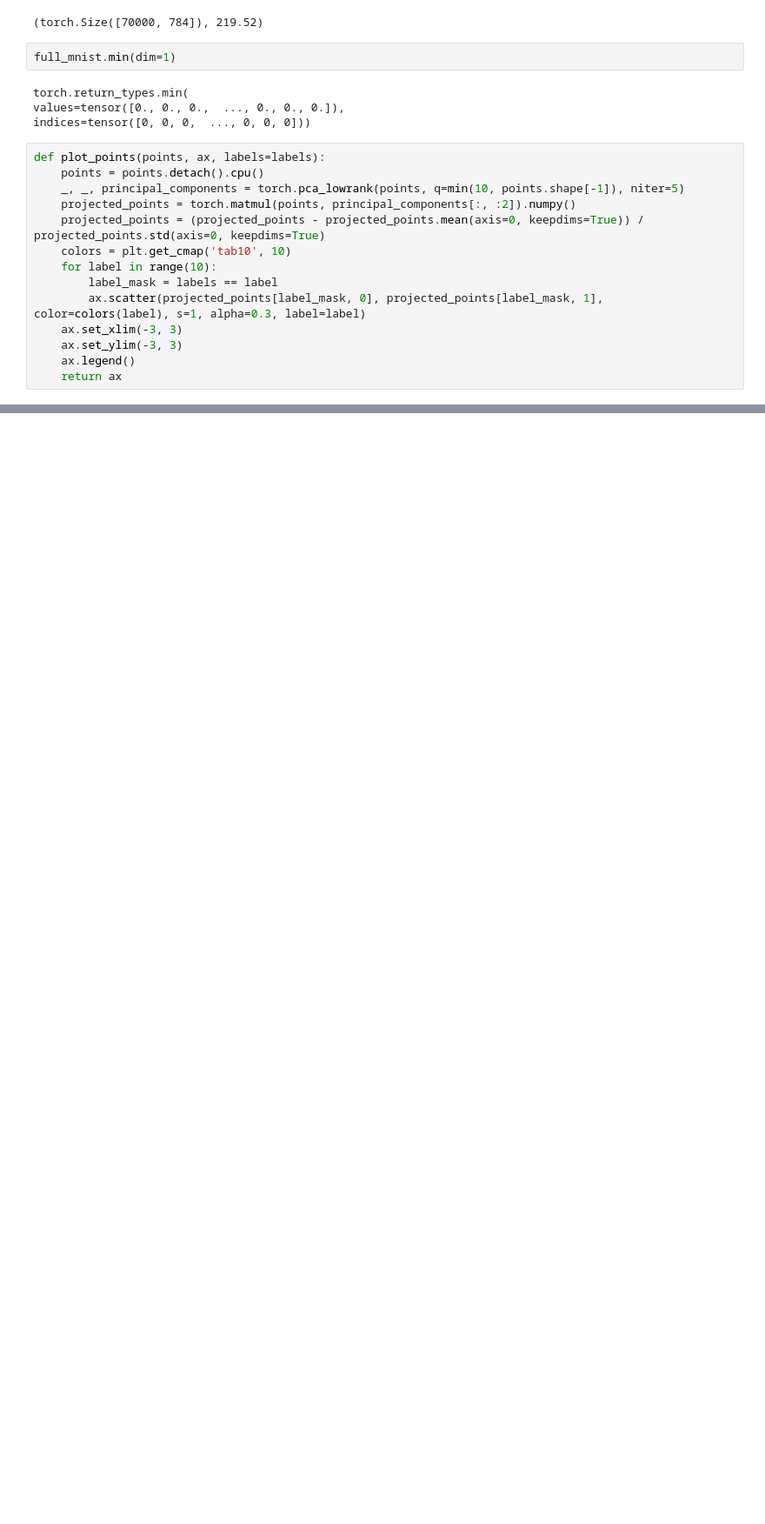
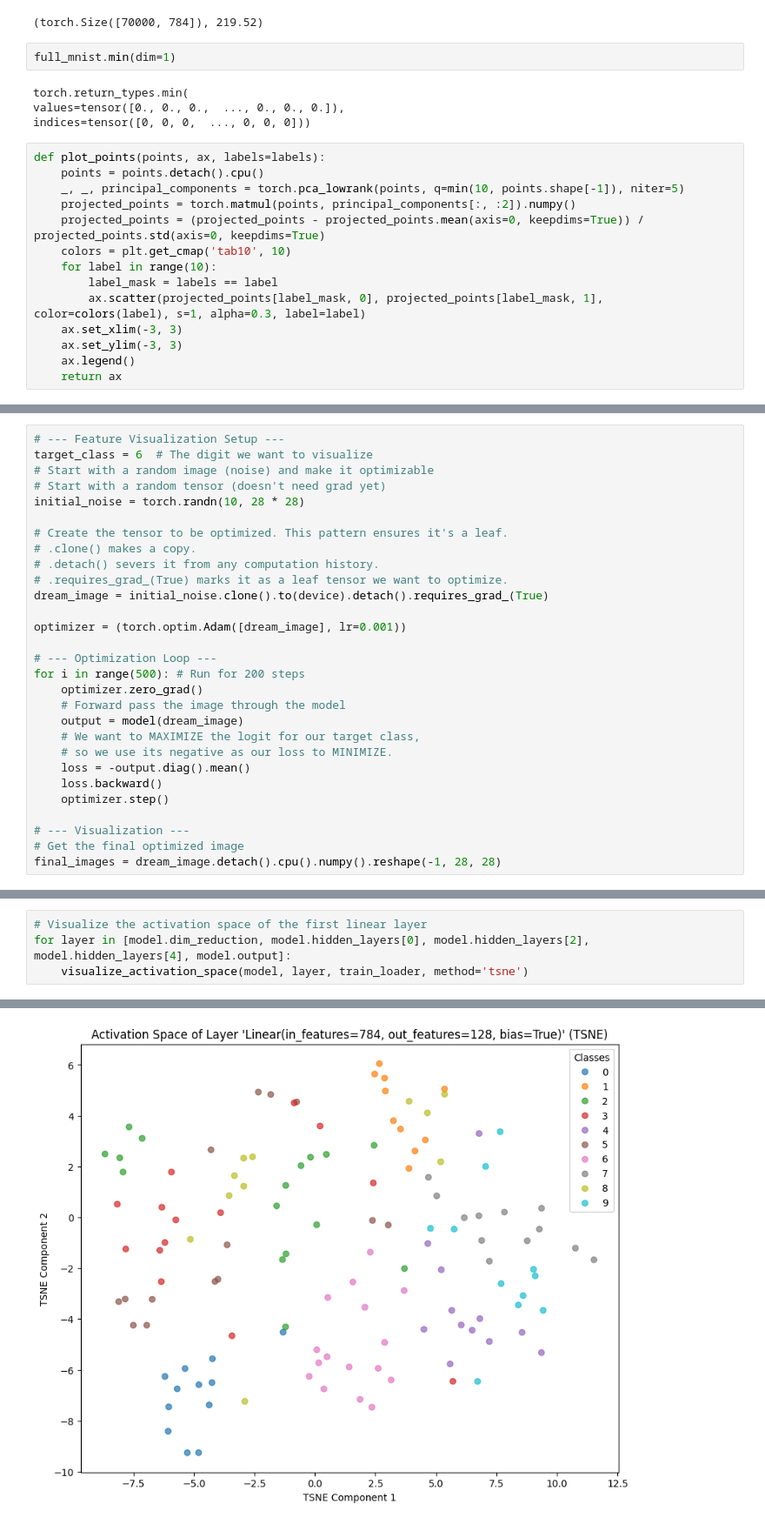
Before and after one commit to JoseMCruzMendez/CS879RLO, a Jupyter notebook: testing_viz.ipynb, the cells around one changed output, grey strips where cells are left out. Shown at 87% size. Saved outputs shown, nothing was run; the diff lists cells and outputs as text; blank space fills up the shorter version.

```diff
--- a/testing_viz.ipynb
+++ b/testing_viz.ipynb
@@ -217,0 +220,29 @@ plt.show()
+# %%
+# --- Feature Visualization Setup ---
+target_class = 6  # The digit we want to visualize
+# Start with a random image (noise) and make it optimizable
+# Start with a random tensor (doesn't need grad yet)
+initial_noise = torch.randn(10, 28 * 28)
+
+# Create the tensor to be optimized. This pattern ensures it's a leaf.
+# .clone() makes a copy.
+# .detach() severs it from any computation history.
+# .requires_grad_(True) marks it as a leaf tensor we want to optimize.
+dream_image = initial_noise.clone().to(device).detach().requires_grad_(True)
+
+optimizer = (torch.optim.Adam([dream_image], lr=0.001))
+
+# --- Optimization Loop ---
+for i in range(500): # Run for 200 steps
+    optimizer.zero_grad()
+    # Forward pass the image through the model
+    output = model(dream_image)
+    # We want to MAXIMIZE the logit for our target class,
+    # so we use its negative as our loss to MINIMIZE.
+    loss = -output.diag().mean()
+    loss.backward()
+    optimizer.step()
+
+# --- Visualization ---
+# Get the final optimized image
+final_images = dream_image.detach().cpu().numpy().reshape(-1, 28, 28)
@@ -254,0 +399,5 @@ plt.show()
+# %%
+# Visualize the activation space of the first linear layer
+for layer in [model.dim_reduction, model.hidden_layers[0], model.hidden_layers[2], model.hidden_layers[4], model.output]:
+    visualize_activation_space(model, layer, train_loader, method='tsne')
+# %% [output]
@@ -254,0 +405 @@ plt.show()
+[figure, added]
```
Also changed, not shown: parts of 14 cells of this notebook, 1 other file.
